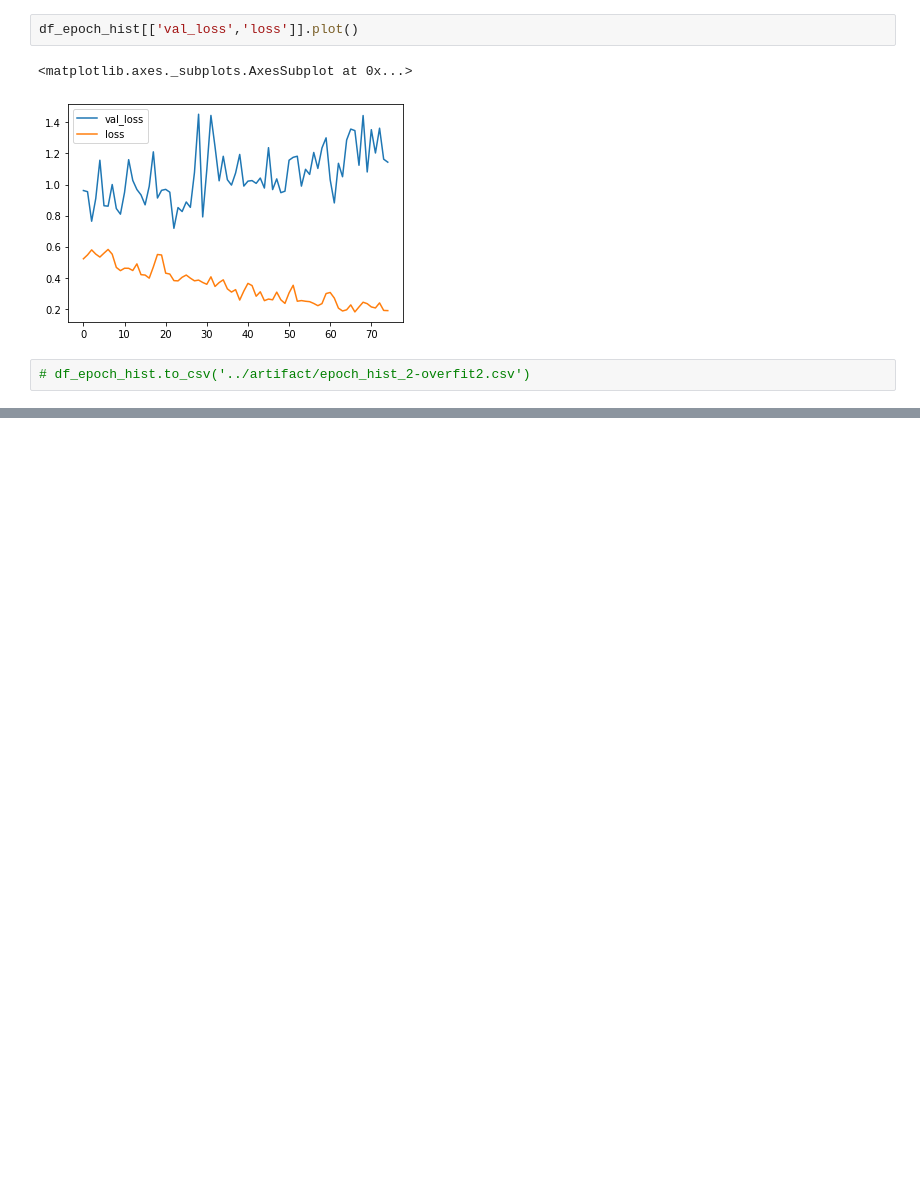
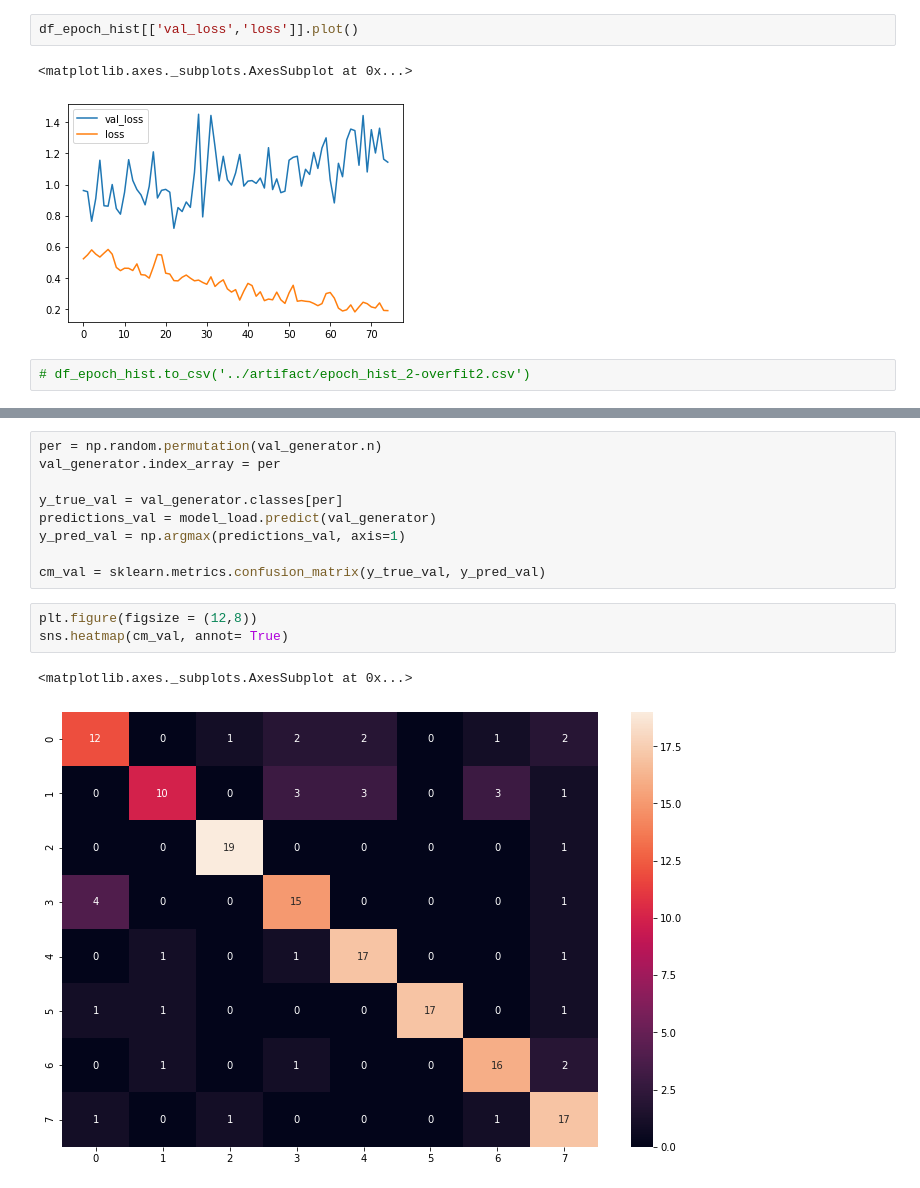
Before and after one commit to alamhanz/just-cake, a Jupyter notebook: notebooks/3-Model_train3_colab.ipynb, the cells around one changed output, grey strips where cells are left out. Cells and saved outputs as stored; diff of their text form; blank space fills up the shorter version.

```diff
--- a/notebooks/3-Model_train3_colab.ipynb
+++ b/notebooks/3-Model_train3_colab.ipynb
@@ -270,0 +307,15 @@ weighted avg       0.15      0.15      0.15      1516
+# %%
+per = np.random.permutation(val_generator.n)
+val_generator.index_array = per
+
+y_true_val = val_generator.classes[per]
+predictions_val = model_load.predict(val_generator)
+y_pred_val = np.argmax(predictions_val, axis=1)
+
+cm_val = sklearn.metrics.confusion_matrix(y_true_val, y_pred_val)
+# %%
+plt.figure(figsize = (12,8))
+sns.heatmap(cm_val, annot= True)
+# %% [output]
+<matplotlib.axes._subplots.AxesSubplot at 0x...>
+[figure, added]
```
Also changed, not shown: parts of 18 cells of this notebook.
